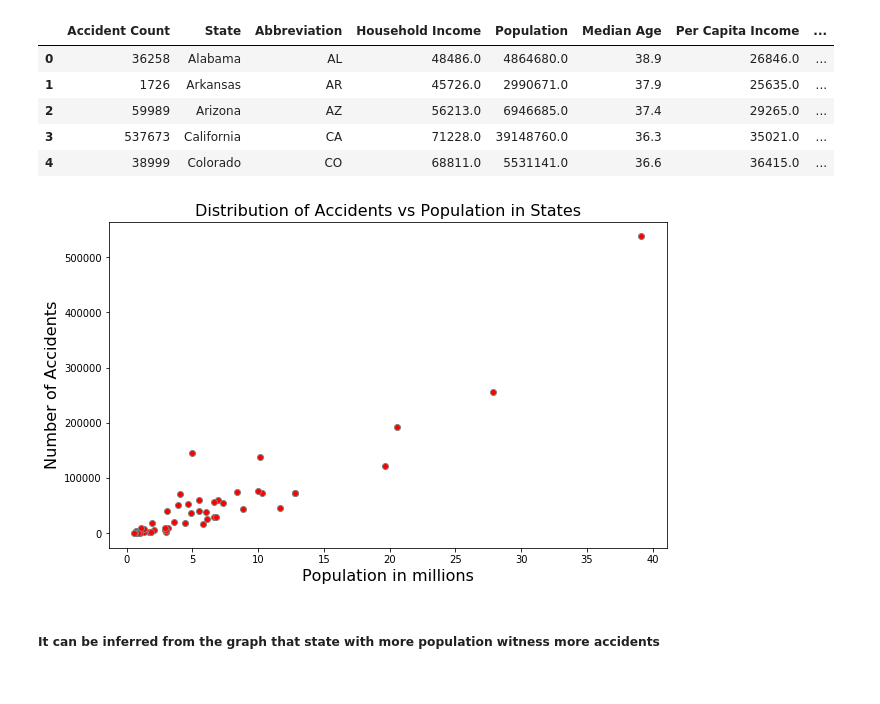
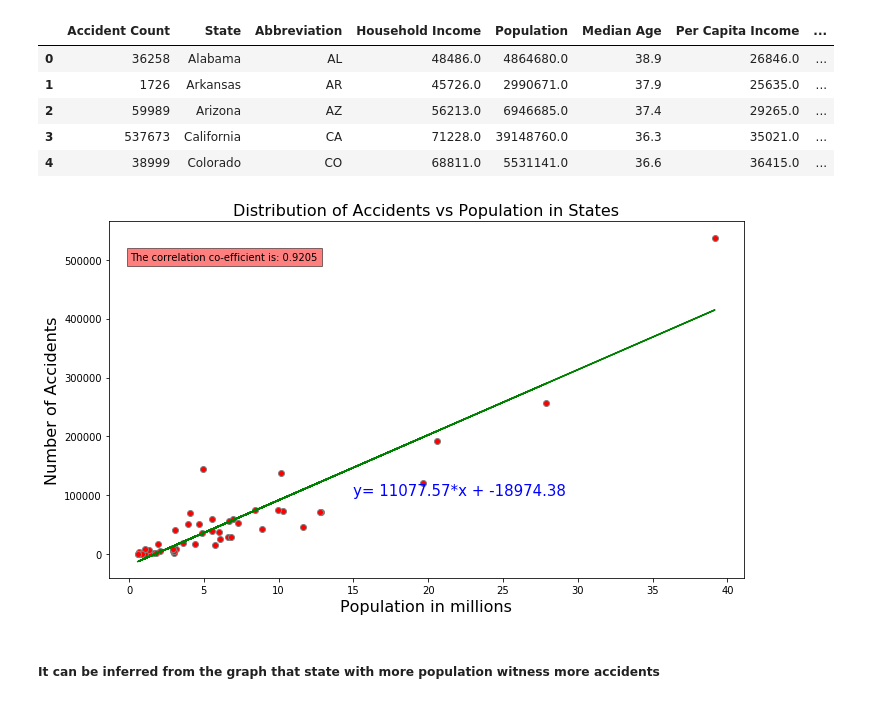
Before and after one commit to lilijo6/Project-Group-3, a Jupyter notebook: USAccident_Analysis.ipynb, the cells around one changed output. Drawn from its saved outputs; the diff is of its cells as text; code cells hidden in the pictures.

```diff
--- a/USAccident_Analysis.ipynb
+++ b/USAccident_Analysis.ipynb
@@ -546,19 +546,33 @@ accident_states_population.head()
 # %%
 # Plotting Distribution of Accidents vs Population in States
 
 x_axis=accident_states_population["Population(mil)"]
 y_axis=accident_states_population["Accident Count"]
 
 plt.figure(figsize=(10,6))
 plt.scatter(x_axis,y_axis,facecolor="red",edgecolor="grey")
 
 plt.title("Distribution of Accidents vs Population in States",fontsize=16)
 plt.xlabel("Population in millions",fontsize=16)
 _=plt.ylabel("Number of Accidents",fontsize=16)
 
+slope,intercept,p,r,stderr=linregress(x_axis,y_axis)
+
+line_eq=f"y= {round(slope,2)}*x + {round(intercept,2)}"
+
+corr,pvalue=pearsonr(x_axis,y_axis)
+
+plt.plot(x_axis,((slope*x_axis)+intercept),"g")
+
+plt.annotate(line_eq,(15,100000),color="blue",fontsize=15)
+
+plt.text(0.1, 500000,f"The correlation co-efficient is: {round(corr,4)}",bbox=dict(facecolor='red', alpha=0.5))
+
+plt.tight_layout()
+
 plt.savefig("Images/Fig6. Accident_Population_State.png")
 # %% [output]
-[figure, old version]
+[figure, new version]
 # %% [markdown]
 ##### It can be inferred from the graph that state with more population witness more accidents
 # %% [markdown]
```
Also changed, not shown: parts of 9 cells of this notebook, 7 other files.
